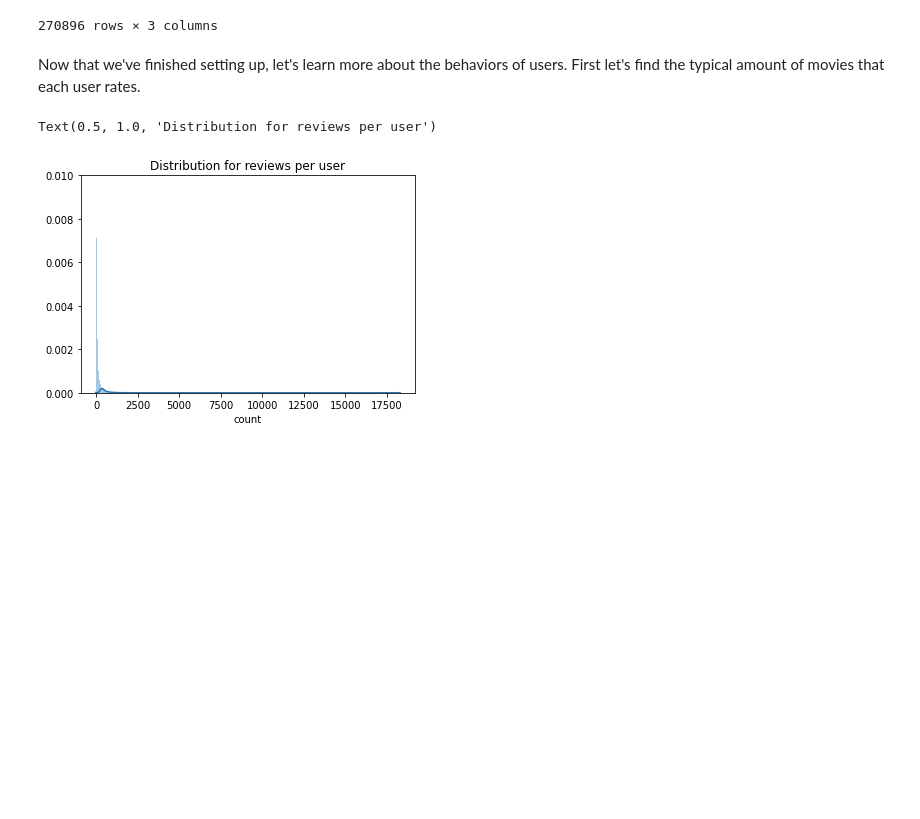
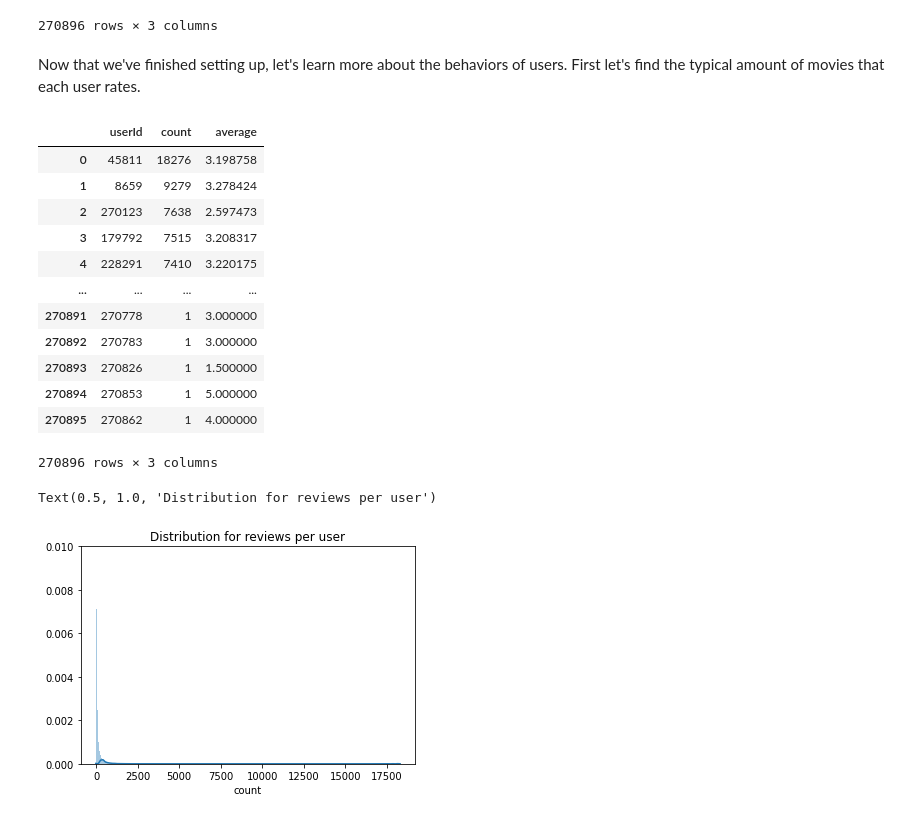
Before and after one commit to kevc528/MovieDatasetAnalysis, a Jupyter notebook: KevinChen_MoviesNotebook.ipynb, the cells around one changed output. Saved outputs shown, nothing was run; the diff lists cells and outputs as text; code cells hidden in the pictures; blank space fills up the shorter version.

```diff
--- a/KevinChen_MoviesNotebook.ipynb
+++ b/KevinChen_MoviesNotebook.ipynb
@@ -403,11 +391,25 @@ Now that we've finished setting up, let's learn more about the behaviors of user
 # %%
 q = '''
 SELECT * FROM user_ratings_df
-ORDER BY count DECR
+ORDER BY count DESC
 '''
 
 user_ratings_df = sqldf(q)
 user_ratings_df
+# %% [output]
+|  | userId | count | average |
+| 0 | 45811 | 18276 | 3.198758 |
+| 1 | 8659 | 9279 | 3.278424 |
+| 2 | 270123 | 7638 | 2.597473 |
+| 3 | 179792 | 7515 | 3.208317 |
+| 4 | 228291 | 7410 | 3.220175 |
+| ... | ... | ... | ... |
+| 270891 | 270778 | 1 | 3.000000 |
+| 270892 | 270783 | 1 | 3.000000 |
+| 270893 | 270826 | 1 | 1.500000 |
+| 270894 | 270853 | 1 | 5.000000 |
+| 270895 | 270862 | 1 | 4.000000 |
+270896 rows × 3 columns
 # %%
 plt = sns.distplot(user_ratings_df['count'], bins=800)
 # plt.set(xlim=(0,800))
```
Also changed, not shown: parts of 12 cells of this notebook.
